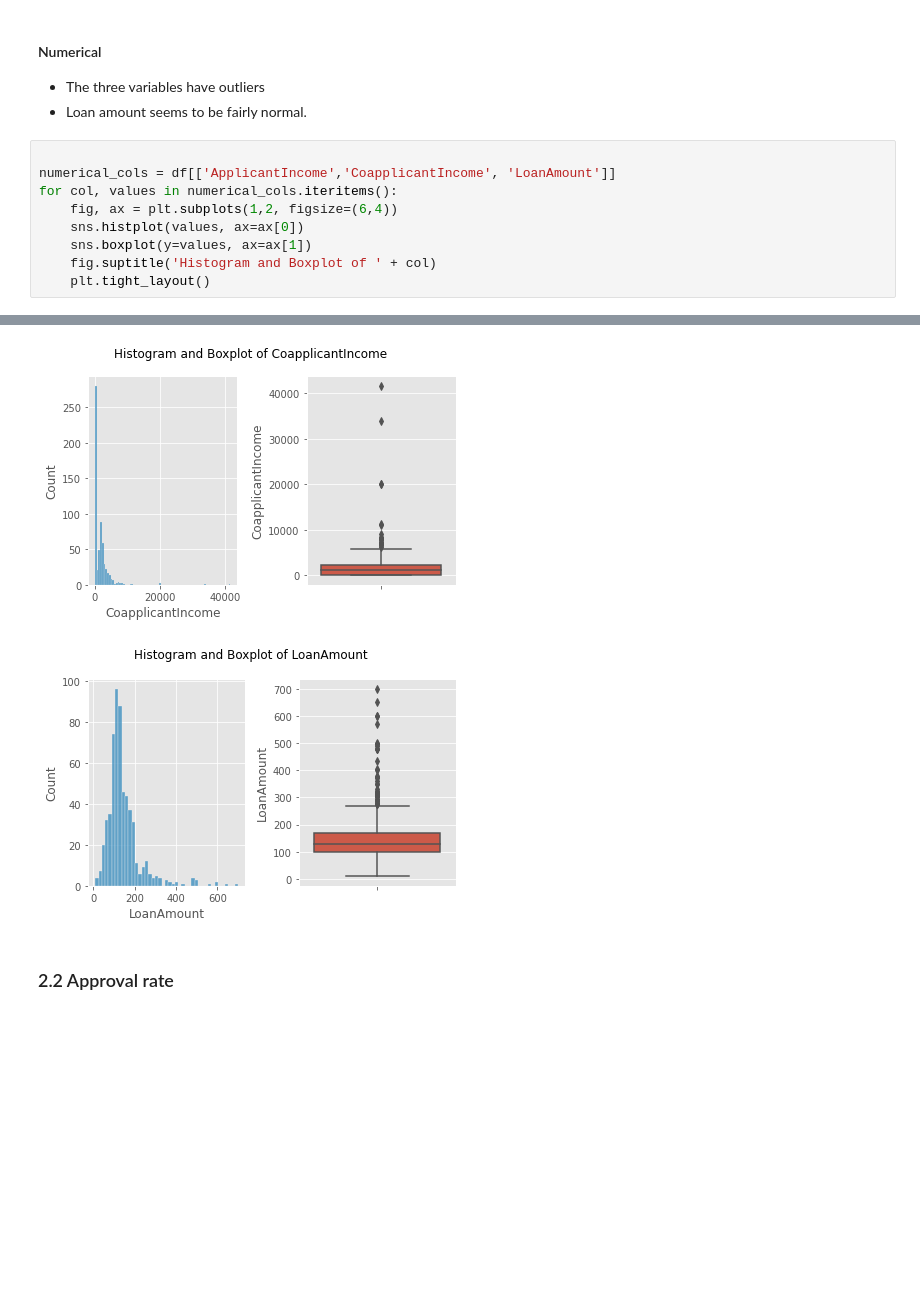
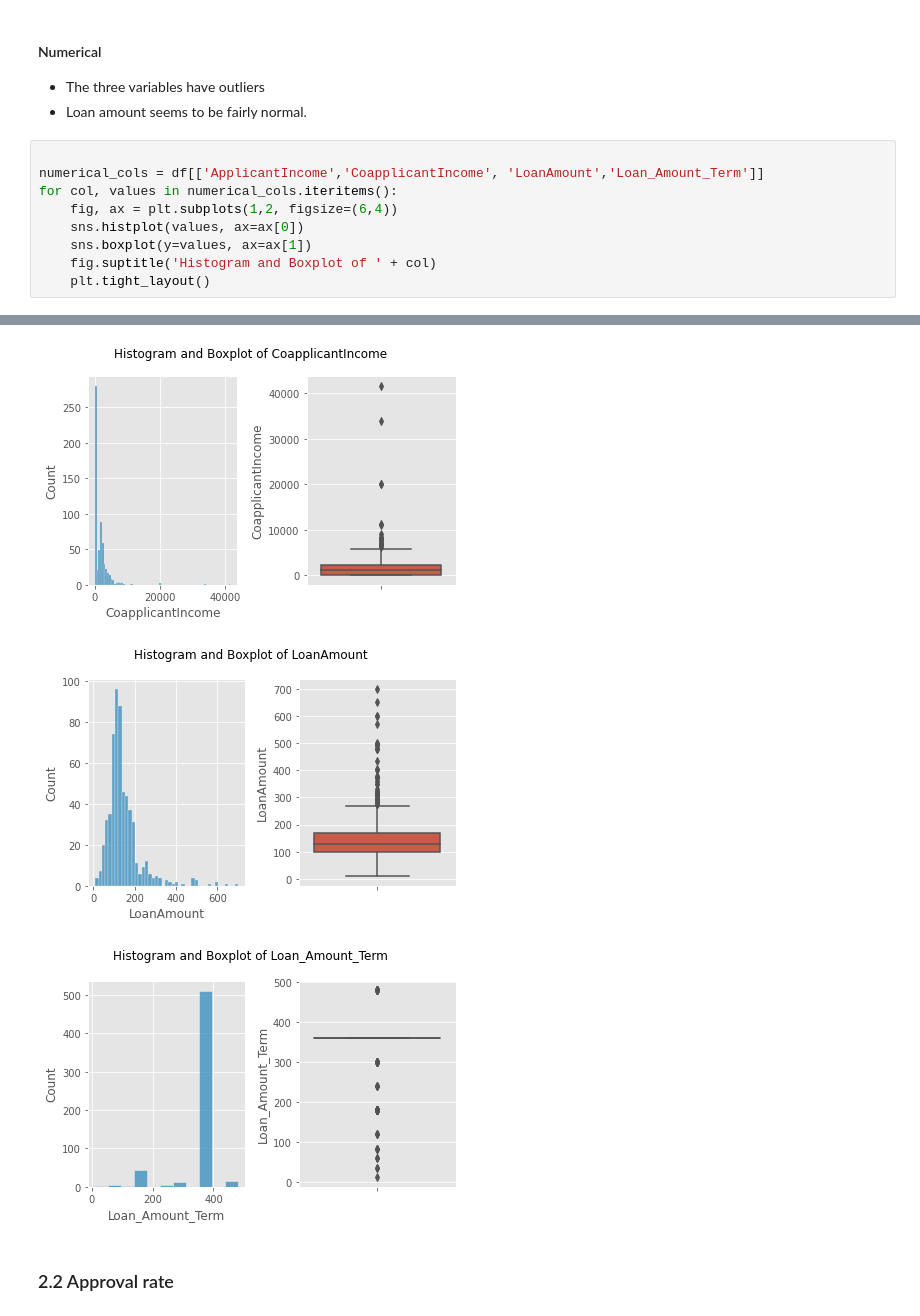
Before and after one commit to maikereis/loan, a Jupyter notebook: loan_eda.ipynb, the cells around one changed output, grey strips where cells are left out. Saved outputs shown, nothing was run; the diff lists cells and outputs as text; blank space fills up the shorter version.

```diff
--- a/loan.ipynb
+++ b/loan_eda.ipynb
@@ -188,17 +188,18 @@ plt.tight_layout()
 * Loan amount seems to be fairly normal.
 # %%
 
-numerical_cols = df[['ApplicantIncome','CoapplicantIncome', 'LoanAmount']]
+numerical_cols = df[['ApplicantIncome','CoapplicantIncome', 'LoanAmount','Loan_Amount_Term']]
 for col, values in numerical_cols.iteritems():
     fig, ax = plt.subplots(1,2, figsize=(6,4))
     sns.histplot(values, ax=ax[0])
     sns.boxplot(y=values, ax=ax[1])
     fig.suptitle('Histogram and Boxplot of ' + col)
     plt.tight_layout()
 # %% [output]
 [figure]
 [figure]
 [figure]
+[figure, added]
 # %% [markdown]
 ### 2.2 Approval rate
 # %% [markdown]
```
Also changed, not shown: parts of 2 cells of this notebook, 1 other file.
